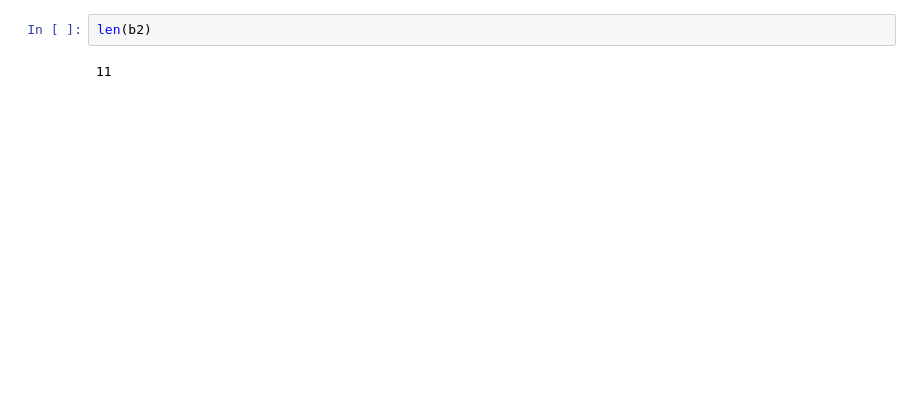
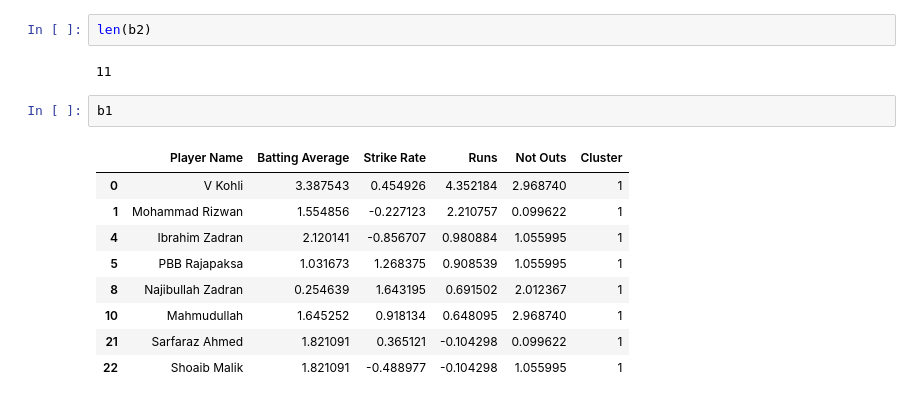
Before and after one commit to Vikaslh/Crick-stat-index-11, a Jupyter notebook: batsman-T20.ipynb, the cells around one changed output. Drawn from its saved outputs; the diff is of its cells as text; blank space fills up the shorter version.

```diff
--- a/batsman-T20.ipynb
+++ b/batsman-T20.ipynb
@@ -163,3 +149,15 @@ len(b1)
 len(b2)
 # %% [output]
 11
+# %%
+b1
+# %% [output]
+|  | Player Name | Batting Average | Strike Rate | Runs | Not Outs | Cluster |
+| 0 | V Kohli | 3.387543 | 0.454926 | 4.352184 | 2.968740 | 1 |
+| 1 | Mohammad Rizwan | 1.554856 | -0.227123 | 2.210757 | 0.099622 | 1 |
+| 4 | Ibrahim Zadran | 2.120141 | -0.856707 | 0.980884 | 1.055995 | 1 |
+| 5 | PBB Rajapaksa | 1.031673 | 1.268375 | 0.908539 | 1.055995 | 1 |
+| 8 | Najibullah Zadran | 0.254639 | 1.643195 | 0.691502 | 2.012367 | 1 |
+| 10 | Mahmudullah | 1.645252 | 0.918134 | 0.648095 | 2.968740 | 1 |
+| 21 | Sarfaraz Ahmed | 1.821091 | 0.365121 | -0.104298 | 0.099622 | 1 |
+| 22 | Shoaib Malik | 1.821091 | -0.488977 | -0.104298 | 1.055995 | 1 |
```
Also changed, not shown: parts of 8 cells of this notebook, 1 other file.
